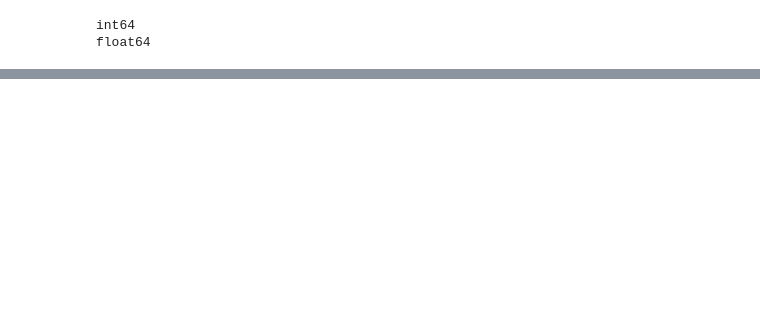
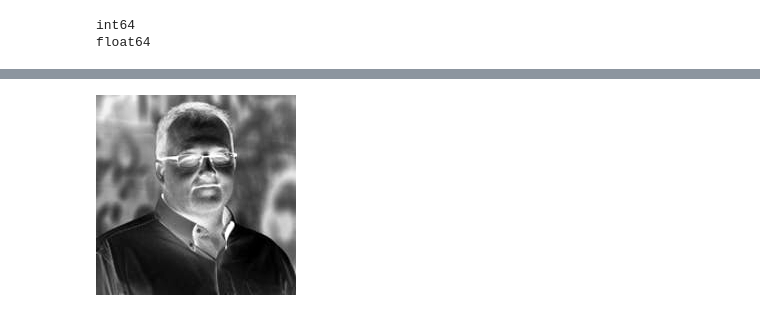
Before and after one commit to al102030/Machine-Learning-Course-C1, a Jupyter notebook: dataframes.ipynb, the cells around one changed output, grey strips where cells are left out. Drawn from its saved outputs; the diff is of its cells as text; code cells hidden in the pictures; blank space fills up the shorter version.

```diff
--- a/dataframes.ipynb
+++ b/dataframes.ipynb
@@ -600,0 +657,5 @@ print(b)
+# %%
+# Now, we can conver this PIL image to a numpy array
+array=np.array(im)
+print(array.shape)
+array
@@ -600,0 +671,10 @@ print(b)
+# %%
+# Here we see that we have a 200x200 array and that the values are all uint8. The uint means that they are
+# unsigned integers (so no negative numbers) and the 8 means 8 bits per byte. This means that each value can
+# be up to 2*2*2*2*2*2*2*2=256 in size (well, actually 255, because we start at zero). For black and white
+# images black is stored as 0 and white is stored as 255. So if we just wanted to invert this image we could
+# use the numpy array to do so
+
+# Let's create an array the same shape
+mask = np.full(array.shape, 255)
+mask
@@ -600,0 +689,10 @@ print(b)
+# %%
+# Now let's subtract that from the modified array
+modified_array = array - mask
+
+# And lets convert all of the negative values to positive values
+modified_array= modified_array * (-1)
+
+# And as a last step, let's tell numpy to set the value of the datatype correctly
+modified_array=modified_array.astype(np.uint8)
+modified_array
@@ -600,0 +707,6 @@ print(b)
+# %%
+# And lastly, lets display this new array. We do this by using the fromarray() function in the python
+# imaging library to convert the numpy array into an object jupyter can render
+display(Image.fromarray(modified_array))
+# %% [output]
+[figure, added]
```
Also changed, not shown: parts of 54 cells of this notebook, 5 other files.
